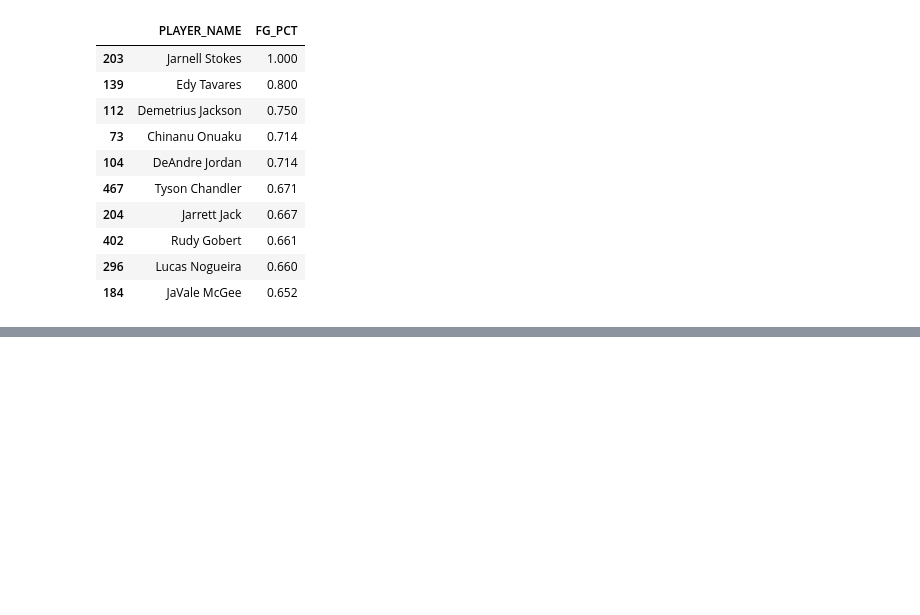
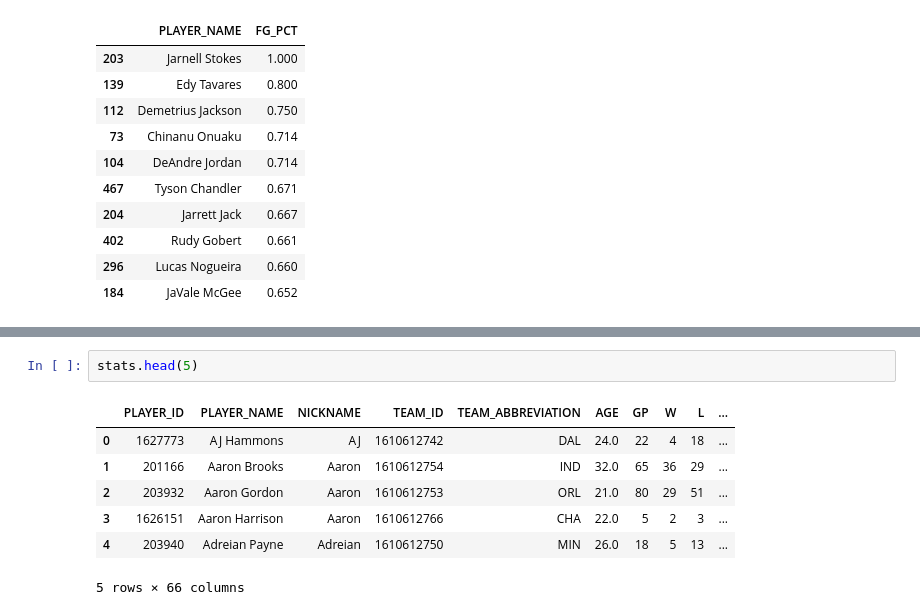
Before and after one commit to Medha-Subramaniyan/code_fun, a Jupyter notebook: nba_challenge.ipynb, the cells around one changed output, grey strips where cells are left out. Drawn from its saved outputs; the diff is of its cells as text; blank space fills up the shorter version.

```diff
--- a/nba_challenge.ipynb
+++ b/nba_challenge.ipynb
@@ -106,0 +179,10 @@ top_10_fgpct[['PLAYER_NAME','FG_PCT']]
+# %%
+stats.head(5)
+# %% [output]
+|  | PLAYER_ID | PLAYER_NAME | NICKNAME | TEAM_ID | TEAM_ABBREVIATION | AGE | GP | W | L | ... |
+| 0 | 1627773 | AJ Hammons | AJ | 1610612742 | DAL | 24.0 | 22 | 4 | 18 | ... |
+| 1 | 201166 | Aaron Brooks | Aaron | 1610612754 | IND | 32.0 | 65 | 36 | 29 | ... |
+| 2 | 203932 | Aaron Gordon | Aaron | 1610612753 | ORL | 21.0 | 80 | 29 | 51 | ... |
+| 3 | 1626151 | Aaron Harrison | Aaron | 1610612766 | CHA | 22.0 | 5 | 2 | 3 | ... |
+| 4 | 203940 | Adreian Payne | Adreian | 1610612750 | MIN | 26.0 | 18 | 5 | 13 | ... |
+5 rows × 66 columns
```
Also changed, not shown: parts of 10 cells of this notebook.
